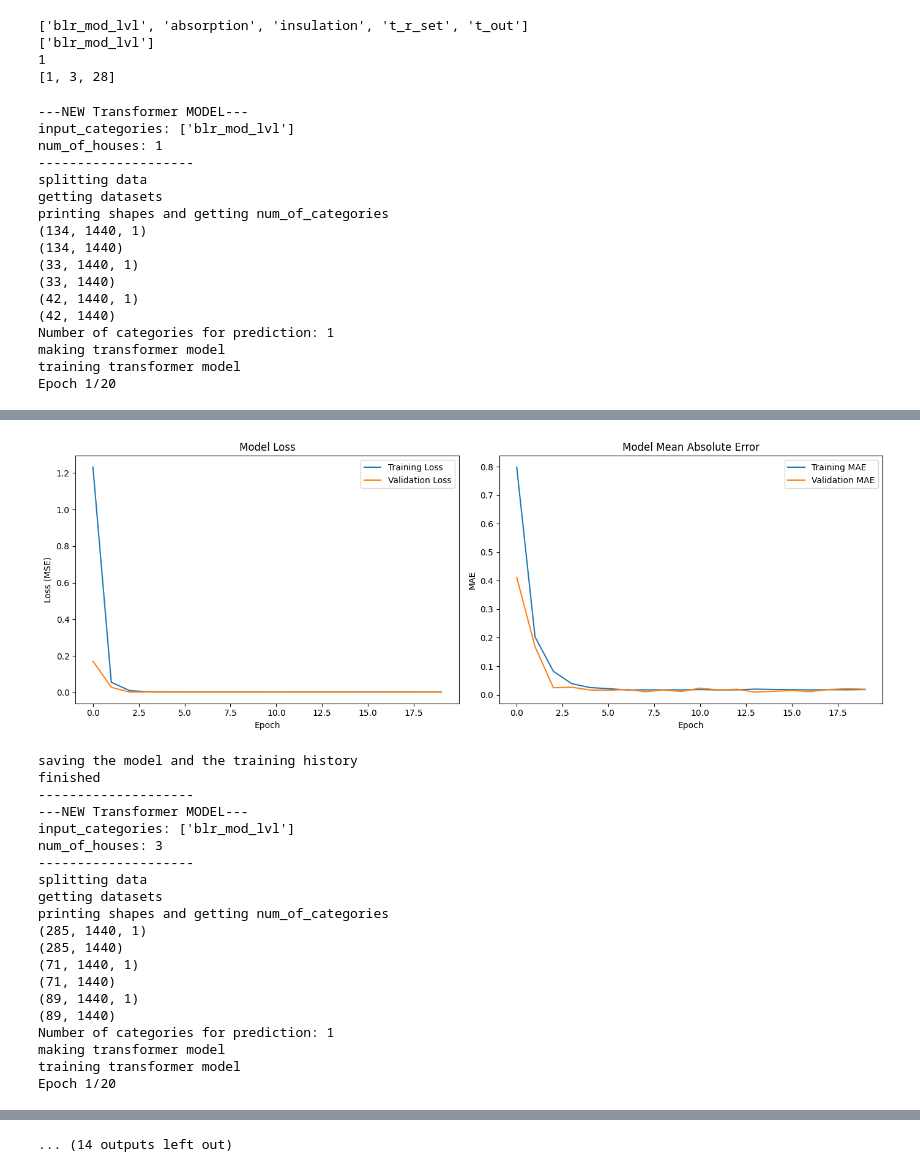
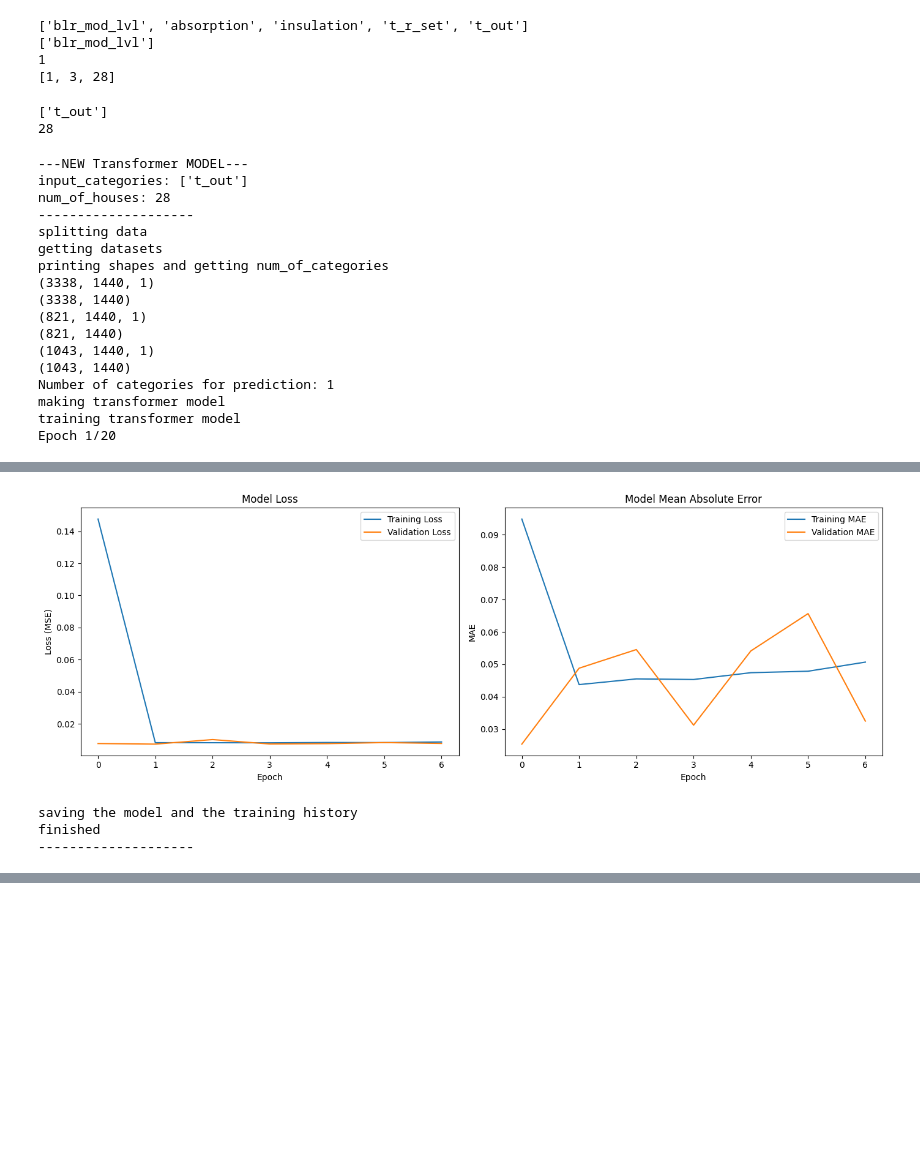
Before and after one commit to GeorgiosKalaras/boilers, a Jupyter notebook: code/processing_data.ipynb, the cells around one changed output, grey strips where cells are left out. Cells and saved outputs as stored; diff of their text form; code cells hidden in the pictures; blank space fills up the shorter version.

Commit message:
some executions for models

```diff
--- a/code/processing_data.ipynb
+++ b/code/processing_data.ipynb
@@ -494,13 +494,24 @@ print(possible_num_of_houses)
 ['blr_mod_lvl']
 1
 [1, 3, 28]
+# %%
+print(prediction_categories[4:])
+print(possible_num_of_houses[2])
+# %% [output]
+['t_out']
+28
 # %%
 # !!! Until insulation 3 houses, the models have been trained and saved !!!
-# !!! Remaining: insulation 28 houses, all for t_r_set and t_out
+# !!! insulation 28 houses, model trained and saved !!!
+# !!! --- all blr_mod_lvl, absorption, insulation models trained and saved --- !!!
+# !!! t_r_set 1, 3 houses trained and saved !!!
+# !!! t_r_set 28 houses trained and saved
+# !!! t_out 1,3 houses trained and saved
+# !!! t_out 28 houses traoned and saved
 
-for input_category in prediction_categories[:3]:
+for input_category in prediction_categories[4:]:
     input_categories = [input_category]
-    for num_of_houses in possible_num_of_houses:
+    for num_of_houses in [possible_num_of_houses[2]]:
         print("---NEW Transformer MODEL---")
         print("input_categories: "+str(input_categories))
         print("num_of_houses: "+str(num_of_houses))
@@ -509,18 +520,18 @@ for input_category in prediction_categories[:3]:
         print("--------------------")
 # %% [output]
 ---NEW Transformer MODEL---
-input_categories: ['blr_mod_lvl']
-num_of_houses: 1
+input_categories: ['t_out']
+num_of_houses: 28
 --------------------
 splitting data
 getting datasets
 printing shapes and getting num_of_categories
-(134, 1440, 1)
-(134, 1440)
-(33, 1440, 1)
-(33, 1440)
-(42, 1440, 1)
-(42, 1440)
+(3338, 1440, 1)
+(3338, 1440)
+(821, 1440, 1)
+(821, 1440)
+(1043, 1440, 1)
+(1043, 1440)
 Number of categories for prediction: 1
 making transformer model
 training transformer model
@@ -544,22 +554,5 @@ Restoring model weights from the end of the best epoch: 15.
 the training plots
-[figure, old version]
+[figure, new version]
 saving the model and the training history
 finished
 --------------------
----NEW Transformer MODEL---
-input_categories: ['blr_mod_lvl']
-num_of_houses: 3
---------------------
-splitting data
-getting datasets
-printing shapes and getting num_of_categories
-(285, 1440, 1)
-(285, 1440)
-(71, 1440, 1)
-(71, 1440)
-(89, 1440, 1)
-(89, 1440)
-Number of categories for prediction: 1
-making transformer model
-training transformer model
-Epoch 1/20
@@ -663 +558,0 @@ the training plots
-... (14 outputs left out)
```
Also changed, not shown: parts of 1 cell of this notebook, 5 other files.
